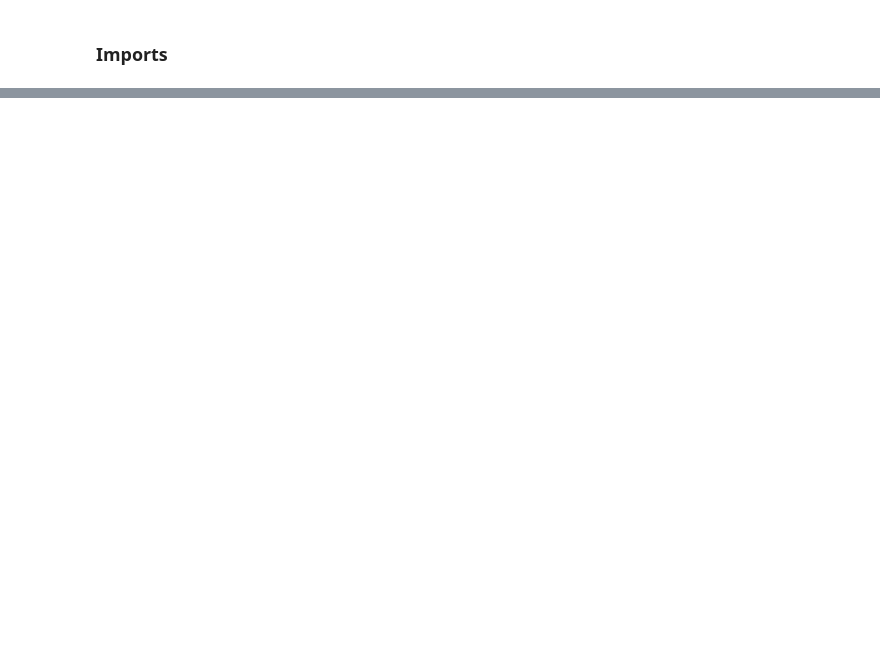
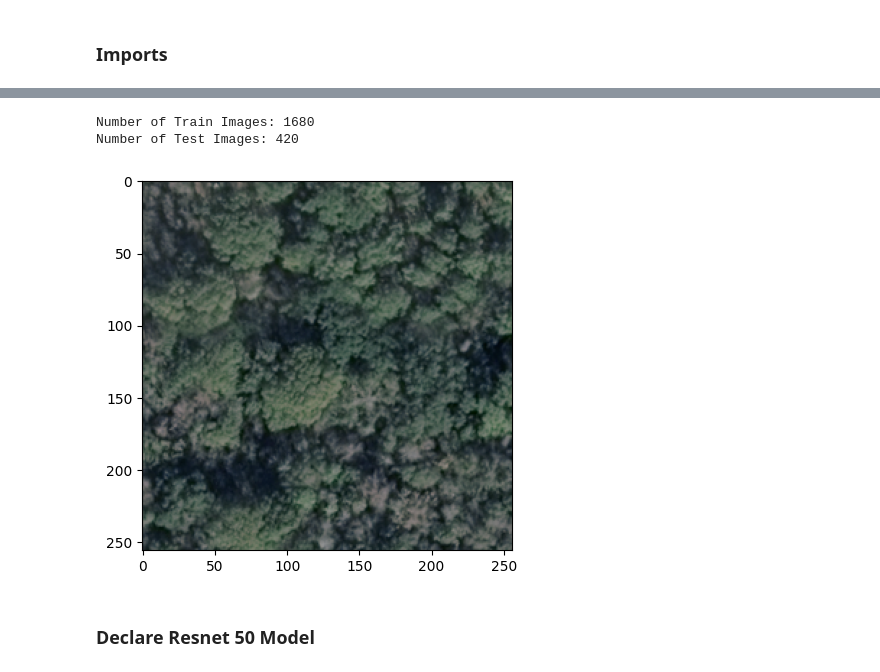
Before and after one commit to ryanchristopher27/Mizzou-Research, a Jupyter notebook: src/torch_code/practice_notebook.ipynb, the cells around one changed output, grey strips where cells are left out. Drawn from its saved outputs; the diff is of its cells as text; code cells hidden in the pictures; blank space fills up the shorter version.

Commit message:
working resnet50 model

```diff
--- a/src/torch_code/practice_notebook.ipynb
+++ b/src/torch_code/practice_notebook.ipynb
@@ -32,0 +47,26 @@ warplane: 48.2%
+# %%
+total_dataset = datasets.ImageFolder('../datasets/UCMerced_LandUse/Images/', transform=None)
+train_size = int(0.8 * len(total_dataset))
+test_size = len(total_dataset) - train_size
+
+train_dataset, test_dataset = random_split(total_dataset, [train_size, test_size])
+
+# train_dataset_loader = DataLoader(dataset=train_dataset, batch_size=16)
+# test_dataset_loader = DataLoader(dataset=test_dataset, batch_size=16)
+
+# use list comprehension to convert every train image to np.ndarray
+train_images = [np.asarray(img) for img, _ in train_dataset]
+# iterate through the dataset again to get the labels  as a single array
+train_labels = [label for _, label in train_dataset]
+
+# repeat this same process for the test dataset
+test_images = [np.asarray(img) for img, _ in test_dataset]
+test_labels = [label for _, label in test_dataset]
+# %%
+plt.imshow(train_images[0])
+print(f'Number of Train Images: {len(train_images)}')
+print(f'Number of Test Images: {len(test_images)}')
+# %% [output]
+Number of Train Images: 1680
+Number of Test Images: 420
+[figure, added]
@@ -32,0 +100,2 @@ warplane: 48.2%
+# %% [markdown]
+### Declare Resnet 50 Model
```
Also changed, not shown: parts of 11 cells of this notebook, 3 other files.
